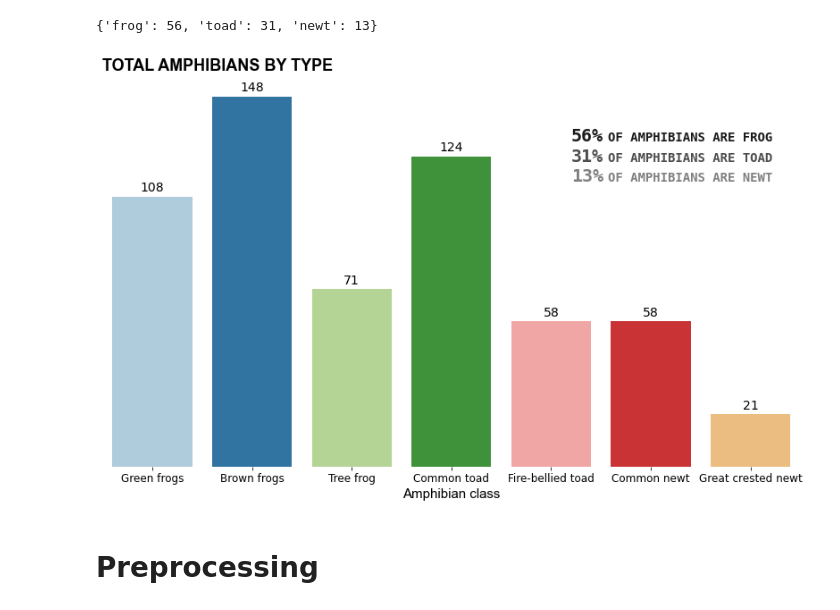
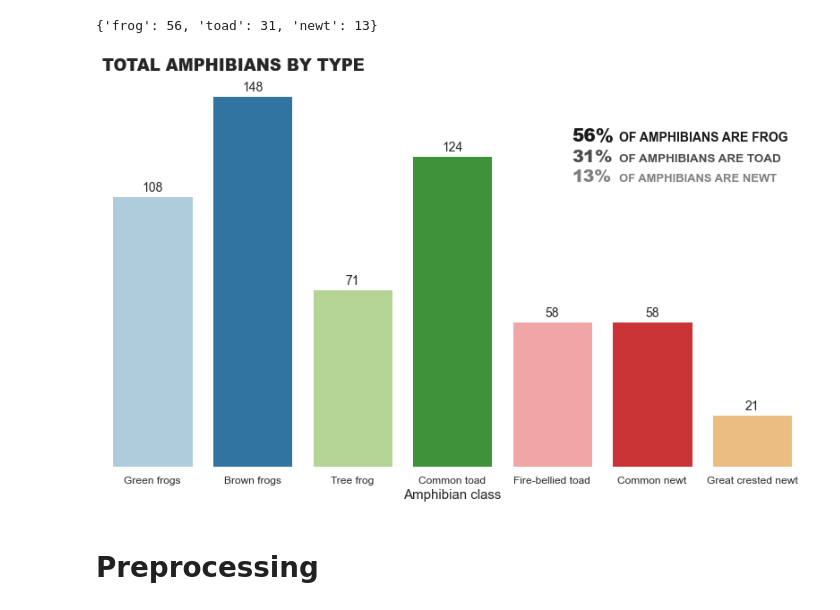
Before and after one commit to Renata-Thomazelli/amphibians, a Jupyter notebook: amphibians-Copy1.ipynb, the cells around one changed output. Cells and saved outputs as stored; diff of their text form; code cells hidden in the pictures.

```diff
--- a/amphibians-Copy1.ipynb
+++ b/amphibians-Copy1.ipynb
@@ -359,0 +384,3 @@ df_or_label_grouped
+# %%
+new_df_or_label_grouped=new_grouped.reindex(level='amphibian class',labels=order).reset_index()
+new_df_or_label_grouped
@@ -360,7 +425,7 @@ df_or_label_grouped
 # %%
 fig, ax = plt.subplots(figsize=(18, 8))
 sns.barplot(x='amphibian class', y='Total', hue='or_label',
-ax=ax, data=df_or_label_grouped,order=['Green frogs','Brown frogs','Tree frog','Common toad','Fire-bellied toad','Common newt','Great crested newt'] )
+ax=ax, data=new_df_or_label_grouped)
 csfont = {'fontname':'Comic Sans MS'}
 ax.set_title("Bar Plot by type of Amphibians for OR", fontdict = {'fontsize':18}, **csfont)
 ax.set_xlabel("Amphibian class",fontdict = {'fontsize':15}, **csfont)
@@ -376,10 +441,27 @@ plt.setp(leg_title.get_title(), family='Comic Sans MS')
 #plt.setp(leg.get_texts(), family='Ubuntu Mono')
 
 #Annotate the bars with value
-for p, v in zip(ax.patches, df_or_label_grouped['Total']):
- height = p.get_height()
- ax.text(p.get_x() + p.get_width() / 2, height + 1, v,
- ha='center', va='bottom', fontdict = {'fontsize':14})
+#Reorganizar pois as colunas são montadas por tipo, não é a mesma ordem do df...usar df.reindex
+
+print(ax.patches[0])
+print(ax.patches[0].get_height())
+
+print(ax.patches[1])
+print(ax.patches[1].get_height())
+
+print(ax.patches[2])
+print(ax.patches[2].get_height())
+
+
+
+print(ax.patches[10])
+print(ax.patches[10].get_height())
+
+for p, v in zip(ax.patches, new_df_or_label_grouped['Total']):
+
+    height = p.get_height()
+    ax.text(p.get_x() + p.get_width() / 2, height + 1, v,
+    ha='center', va='bottom', fontdict = {'fontsize':14})
 
 fig.savefig("charts/Bar Plot by type of Amphibians for OR.png",transparent = False,facecolor ="w",bbox_inches ="tight",pad_inches = 1,edgecolor ='w',orientation ='landscape', dpi=300)
 plt.show()
@@ -457,40 +547,45 @@ plt.figure(figsize=(14,8))
 
 ax = sns.barplot(data=amphibians_chart,x = "amphibian class", y = "Total", palette = "Paired",order=['Green frogs','Brown frogs','Tree frog','Common toad','Fire-bellied toad','Common newt','Great crested newt'])
 csfont = {'fontname':'Arial'}
-ax.set_title("TOTAL AMPHIBIANS BY TYPE", fontdict = {'fontsize':18,'fontweight':'bold'}, **csfont, loc='left', pad=8.0)
+ax.set_title("TOTAL AMPHIBIANS BY TYPE", fontdict = {'fontsize':18,'fontweight':'heavy','fontstretch':'expanded'}, **csfont, loc='left', pad=8.0)
 ax.set_xlabel("Amphibian class",fontdict = {'fontsize':15}, **csfont)
-ax.set_ylabel("Total", fontdict={'fontsize' : 15})
+ax.set_ylabel("Total", fontdict={'fontsize' : 15},**csfont)
 ax.yaxis.set_visible(False)
 ax.spines['top'].set_visible(False)
 ax.spines['right'].set_visible(False)
 ax.spines['bottom'].set_visible(False)
 ax.spines['left'].set_visible(False)
 label_size = 12
 ax.tick_params(labelsize=label_size)
 
 
 rank = ranking(amphibians_chart,'amphibian class','Total','frog','newt',"toad")
 
 altura=130
 color ='0.1'
+fontsize_number = 20
+fontsize_text = 14
 for k,v in rank.items():
     label_text_perc = f"{v}%"
-    ax.text(x=4.2,y=altura,s=label_text_perc,fontsize=20,fontfamily='monospace',fontweight='extra bold',color=color)
+    ax.text(x=4.2,y=altura,s=label_text_perc,fontsize=fontsize_number,fontfamily=csfont['fontname'],fontweight='extra bold',color=color)
     label_text = f"OF AMPHIBIANS ARE {k.upper()}"
-    ax.text(x=4.57,y=altura,s=label_text,fontsize=14,fontfamily='monospace',fontweight='semibold',color=color)
+    ax.text(x=4.67,y=altura,s=label_text,fontsize=fontsize_text,fontfamily=csfont['fontname'],fontweight='semibold',color=color, fontvariant='small-caps')
     altura=altura-8
     color = str(float(color)+0.2)
+    fontsize_number = fontsize_number-0.5
+    fontsize_text = fontsize_text-0.5
+
 
 
 #Annotate the bars with value
 for p, v in zip(ax.patches, amphibians_chart.set_index('amphibian class').reindex(['Green frogs','Brown frogs','Tree frog','Common toad','Fire-bellied toad','Common newt','Great crested newt']).reset_index()['Total']): #arrumar a ordem
  height = p.get_height()
  ax.text(p.get_x() + p.get_width() / 2, height + 1, v,
  ha='center', va='bottom', fontdict = {'fontsize':14})
 plt.savefig("charts/Bar Plot by type of Amphibians.png",transparent = False,facecolor ="w",bbox_inches ="tight",pad_inches = 1,edgecolor ='w',orientation ='landscape', dpi=300)
 plt.show()
 # %% [output]
-[figure, old version]
+[figure, new version]
 # %% [markdown]
 # Preprocessing
 # %% [markdown]
```
Also changed, not shown: parts of 10 cells of this notebook, 5 other files.
